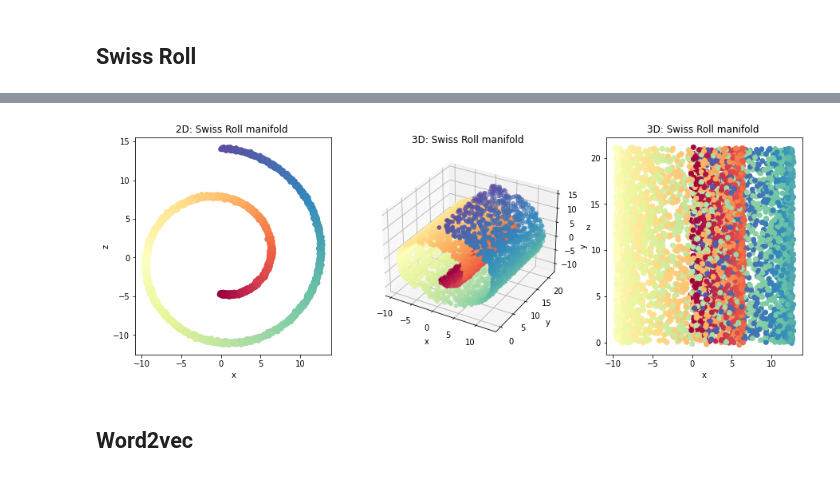
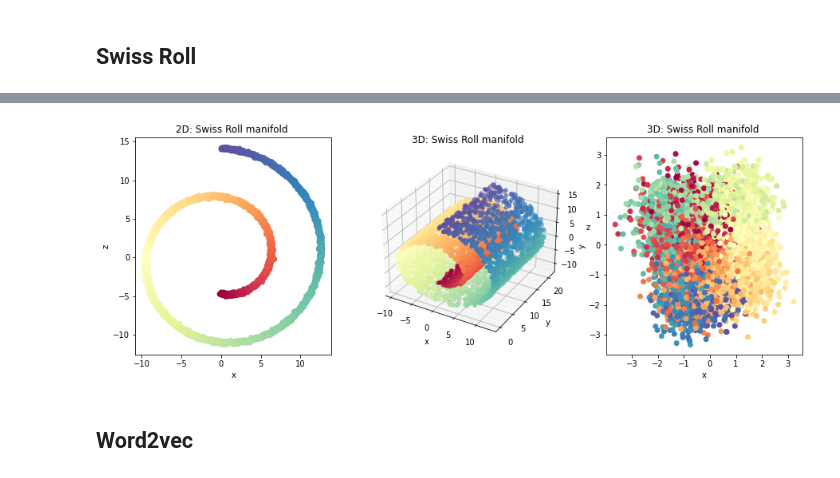
Before and after one commit to HUWENBIN2024/ML_Crowd_Modeling_and_Simulation, a Jupyter notebook: final_proj/src/vae.ipynb, the cells around one changed output, grey strips where cells are left out. Cells and saved outputs as stored; diff of their text form; code cells hidden in the pictures.

```diff
--- a/final_proj/src/vae.ipynb
+++ b/final_proj/src/vae.ipynb
@@ -21,8 +23,8 @@ train_vae(120, vae, train_loader, test_loader, lr=0.001)
 # %%
-latent_data = vae.encoder(train_data)
+latent_data = vae.encoder(train_data).detach().numpy()
 plot_swiss_roll(nr_samples, train_data, train_time, latent_data)
 # %% [output]
-[figure, old version]
+[figure, new version]
 # %% [markdown]
 ## Word2vec
 # %%
```
Also changed, not shown: parts of 8 cells of this notebook, 3 other files.
